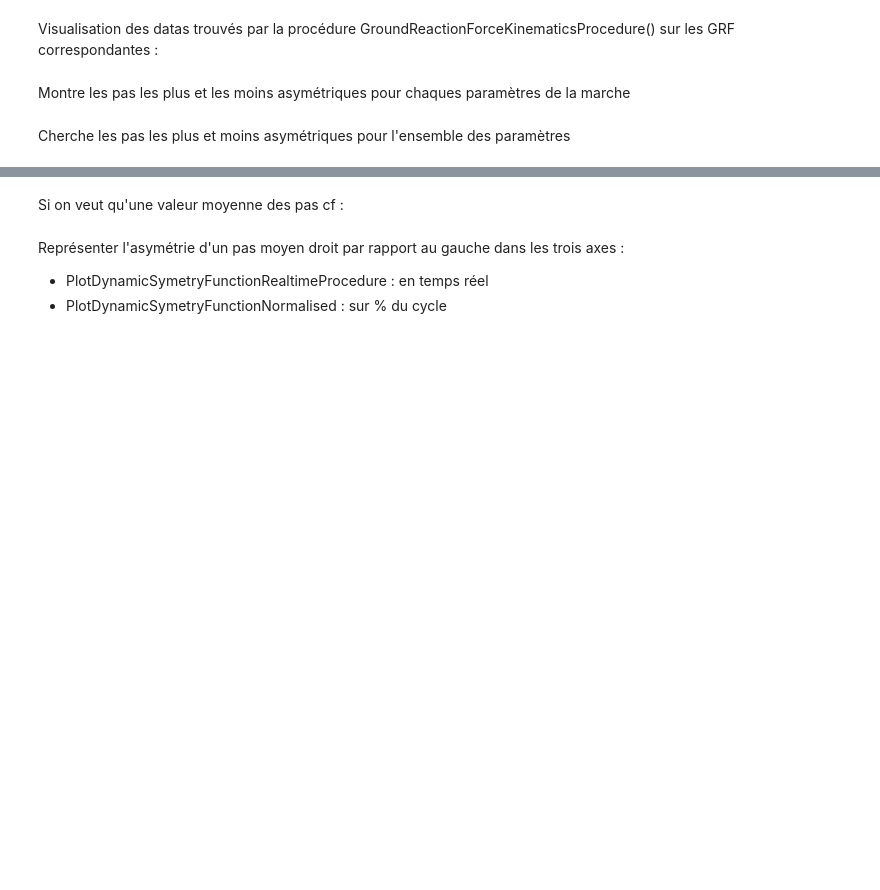
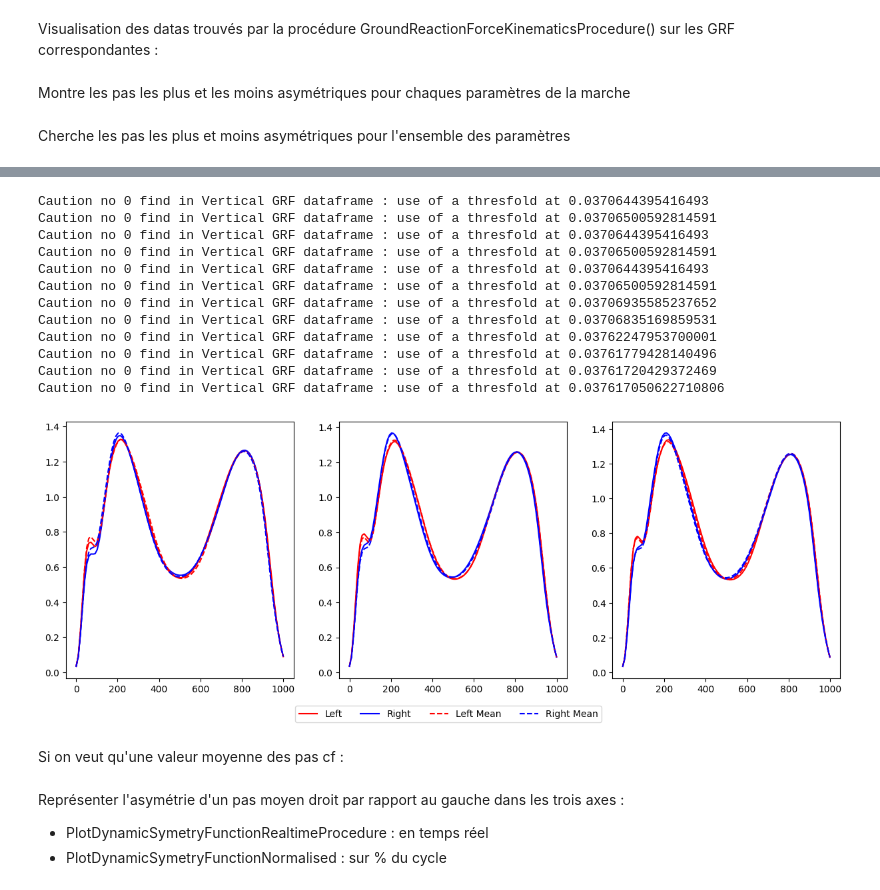
Before and after one commit to NathanMartinCOE/semelle_connecte, a Jupyter notebook: exampleWalking.ipynb, the cells around one changed output, grey strips where cells are left out. Cells and saved outputs as stored; diff of their text form; code cells hidden in the pictures; blank space fills up the shorter version.

```diff
--- a/exampleWalking.ipynb
+++ b/exampleWalking.ipynb
@@ -307,16 +301,30 @@ WalkingGraphicsFilter(walking, procedure).run()
 # %%
 from Walking.WalkingFilters import WalkingDataProcessingFilter
 from Walking.WalkingDataProcessingProcedure import CutDataProcessingProcedure
 
 procedure = CutDataProcessingProcedure()
-procedure.setCutNumber(n_cut=4)
+procedure.setCutNumber(n_cut=3)
 WalkingDataProcessingFilter(walking, procedure).run()
 
 from Walking.WalkingFilters import WalkingGraphicsFilter
 from Walking.WalkingGraphicsProcedure import PlotCutGroundReactionForceProcedure
 
 procedure = PlotCutGroundReactionForceProcedure()
 WalkingGraphicsFilter(walking, procedure).run()
+# %% [output]
+Caution no 0 find in Vertical GRF dataframe : use of a thresfold at 0.0370644395416493
+Caution no 0 find in Vertical GRF dataframe : use of a thresfold at 0.03706500592814591
+Caution no 0 find in Vertical GRF dataframe : use of a thresfold at 0.0370644395416493
+Caution no 0 find in Vertical GRF dataframe : use of a thresfold at 0.03706500592814591
+Caution no 0 find in Vertical GRF dataframe : use of a thresfold at 0.0370644395416493
+Caution no 0 find in Vertical GRF dataframe : use of a thresfold at 0.03706500592814591
+Caution no 0 find in Vertical GRF dataframe : use of a thresfold at 0.03706935585237652
+Caution no 0 find in Vertical GRF dataframe : use of a thresfold at 0.03706835169859531
+Caution no 0 find in Vertical GRF dataframe : use of a thresfold at 0.03762247953700001
+Caution no 0 find in Vertical GRF dataframe : use of a thresfold at 0.03761779428140496
+Caution no 0 find in Vertical GRF dataframe : use of a thresfold at 0.03761720429372469
+Caution no 0 find in Vertical GRF dataframe : use of a thresfold at 0.037617050622710806
+[figure, added]
 # %% [markdown]
 Si on veut qu'une valeur moyenne des pas cf :
 # %%
```
Also changed, not shown: parts of 12 cells of this notebook, 17 other files.
